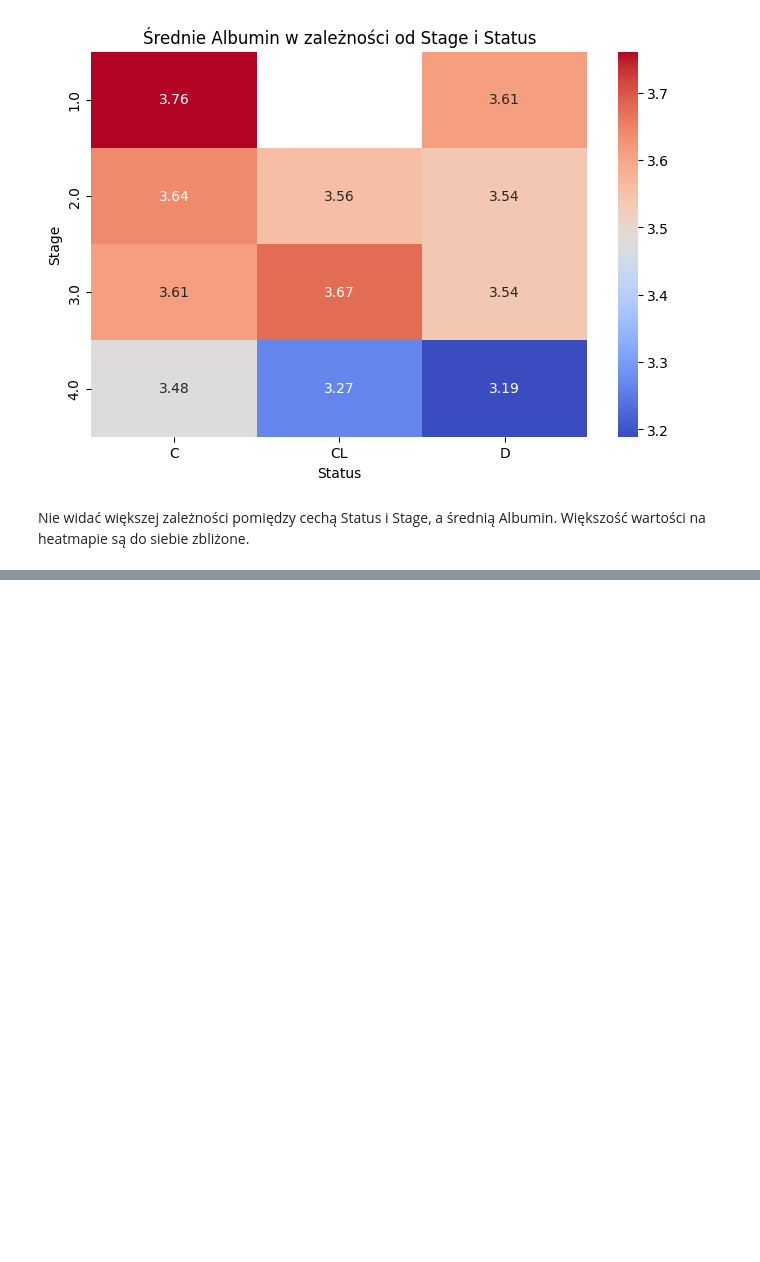
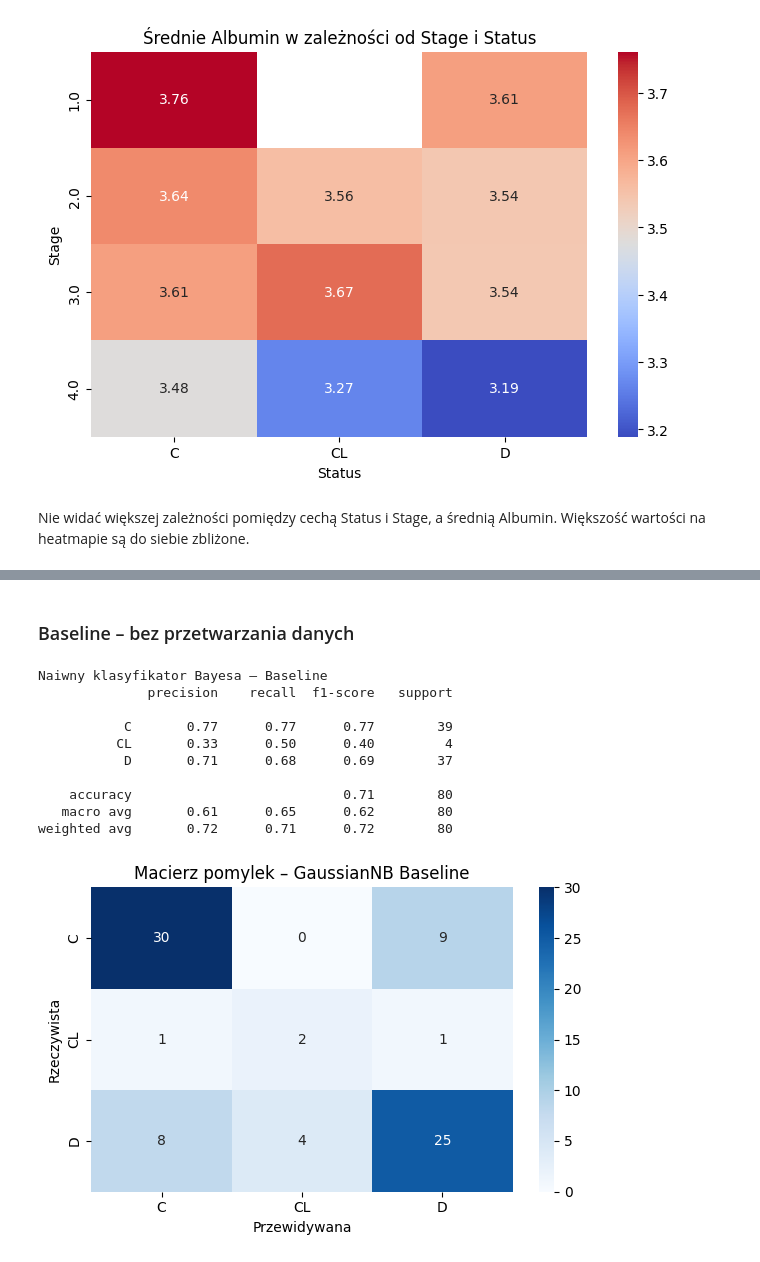
Before and after one commit to rozamazurek/-Cirrhosis-Patient-Survival-Prediction, a Jupyter notebook: eda.ipynb, the cells around one changed output, grey strips where cells are left out. Saved outputs shown, nothing was run; the diff lists cells and outputs as text; code cells hidden in the pictures; blank space fills up the shorter version.

```diff
--- a/eda.ipynb
+++ b/eda.ipynb
@@ -720,0 +944,34 @@ Nie widać większej zależności pomiędzy cechą Status i Stage, a średnią A
+# %%
+def compute_metrics(y_true, y_pred):
+    return {
+        'Accuracy':  accuracy_score(y_true, y_pred),
+        'Precision': precision_score(y_true, y_pred, average='weighted', zero_division=0),
+        'Recall':    recall_score(y_true, y_pred, average='weighted', zero_division=0),
+        'F1':        f1_score(y_true, y_pred, average='weighted', zero_division=0),
+    }
+
+def plot_metrics_bar(df, x_col, title, figsize=(10, 5)):
+    df_long = df.melt(id_vars=[x_col],
+                      value_vars=['Accuracy', 'Precision', 'Recall', 'F1'],
+                      var_name='Metryka', value_name='Wartosc')
+    plt.figure(figsize=figsize)
+    sns.barplot(data=df_long, x=x_col, y='Wartosc', hue='Metryka', palette='viridis')
+    plt.title(title)
+    plt.ylabel('Wartosc metryki')
+    plt.ylim(0, 1)
+    plt.xticks(rotation=20, ha='right')
+    plt.legend(title='Metryka')
+    plt.tight_layout()
+    plt.show()
+
+def plot_confusion(y_true, y_pred, title):
+    classes = sorted(y_true.unique())
+    cm = confusion_matrix(y_true, y_pred, labels=classes)
+    plt.figure(figsize=(6, 4))
+    sns.heatmap(cm, annot=True, fmt='d', cmap='Blues',
+                xticklabels=classes, yticklabels=classes)
+    plt.title(title)
+    plt.ylabel('Rzeczywista')
+    plt.xlabel('Przewidywana')
+    plt.tight_layout()
+    plt.show()
@@ -720,0 +982,25 @@ Nie widać większej zależności pomiędzy cechą Status i Stage, a średnią A
+# %% [markdown]
+### Baseline – bez przetwarzania danych
+# %%
+pipe_nb_base = Pipeline([
+    ('prep', make_base_prep()),
+    ('model', GaussianNB()),
+])
+pipe_nb_base.fit(X_train, y_train)
+y_pred_nb_base = pipe_nb_base.predict(X_test)
+
+print('Naiwny klasyfikator Bayesa – Baseline')
+print(classification_report(y_test, y_pred_nb_base))
+plot_confusion(y_test, y_pred_nb_base, 'Macierz pomylek – GaussianNB Baseline')
+# %% [output]
+Naiwny klasyfikator Bayesa – Baseline
+              precision    recall  f1-score   support
+
+           C       0.77      0.77      0.77        39
+          CL       0.33      0.50      0.40         4
+           D       0.71      0.68      0.69        37
+
+    accuracy                           0.71        80
+   macro avg       0.61      0.65      0.62        80
+weighted avg       0.72      0.71      0.72        80
+[figure, added]
```
Also changed, not shown: parts of 61 cells of this notebook, 1 other file.
